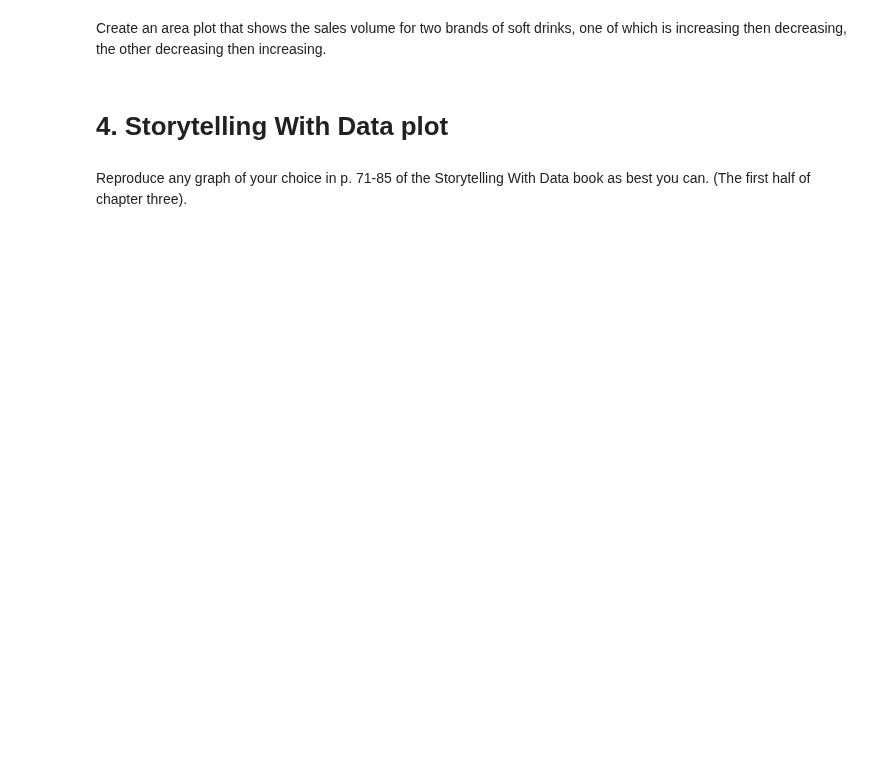
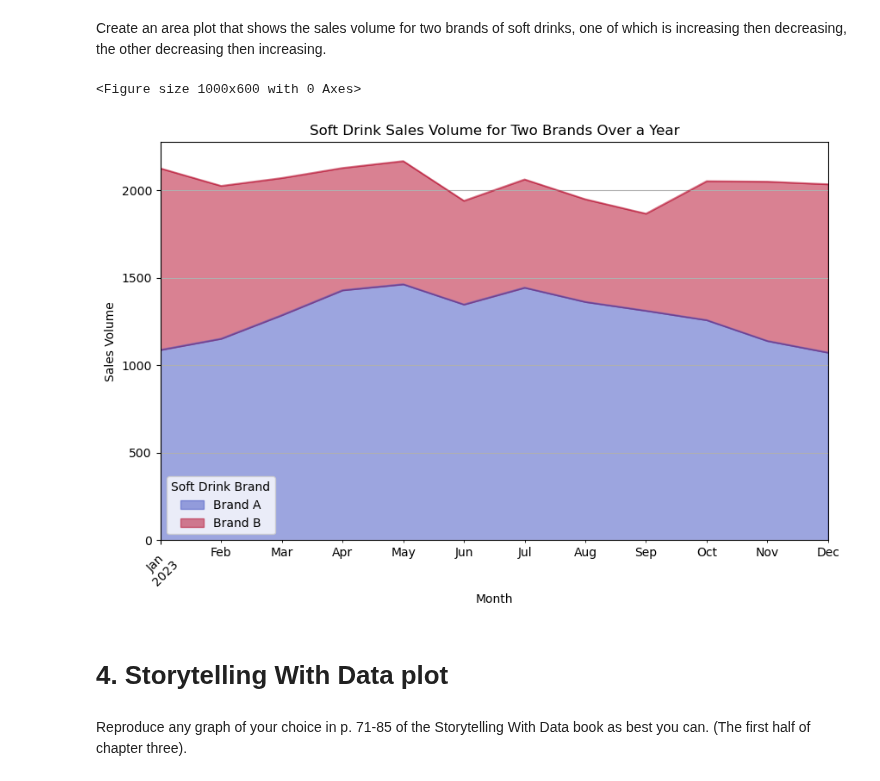
Before and after one commit to tetianakravchuk/AI-for-Leaders, a Jupyter notebook: Week5/OMDS-ModB2-Week5-Kravchuk-Tetiana.ipynb, the cells around one changed output. Drawn from its saved outputs; the diff is of its cells as text; code cells hidden in the pictures; blank space fills up the shorter version.

```diff
--- a/Week5/OMDS-ModB2-Week5-Kravchuk-Tetiana.ipynb
+++ b/Week5/OMDS-ModB2-Week5-Kravchuk-Tetiana.ipynb
@@ -421,5 +458,38 @@ Create a line plot that shows a sales volume of soft drinks that decreases, then
 # %% [markdown]
 Create an area plot that shows the sales volume for two brands of soft drinks, one of which is increasing then decreasing, the other decreasing then increasing.
+# %%
+# Generate time series data for two soft drink brands
+np.random.seed(0)
+months = pd.date_range(start="2023-01-01", periods=12, freq="M")
+
+# Brand A: Increasing then Decreasing (Inverted U-shape)
+x = np.linspace(-1, 1, 12)
+sales_A = 1000 + 400 * (1 - x**2) + np.random.normal(scale=50, size=12)
+
+# Brand B: Decreasing then Increasing (U-shape)
+sales_B = 1000 - 400 * (1 - x**2) + np.random.normal(scale=50, size=12)
+
+# Create DataFrame
+df_sales = pd.DataFrame({"Month": months, "Brand A": sales_A, "Brand B": sales_B})
+df_sales.set_index("Month", inplace=True)
+
+# Plot the area chart
+plt.figure(figsize=(10, 6))
+df_sales.plot.area(alpha=0.5, figsize=(10, 6), cmap="coolwarm")
+
+# Formatting
+plt.title("Soft Drink Sales Volume for Two Brands Over a Year")
+plt.xlabel("Month")
+plt.ylabel("Sales Volume")
+plt.grid(True)
+plt.xticks(rotation=45)
+plt.legend(title="Soft Drink Brand")
+
+# Show plot
+plt.show()
+# %% [output]
+<Figure size 1000x600 with 0 Axes>
+[figure, added]
 # %% [markdown]
 # 4. Storytelling With Data plot
 # %% [markdown]
```
Also changed, not shown: parts of 2 cells of this notebook.
